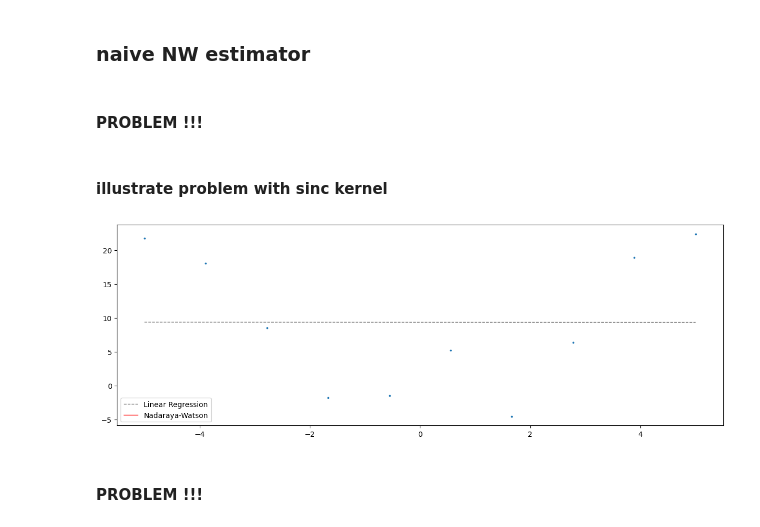
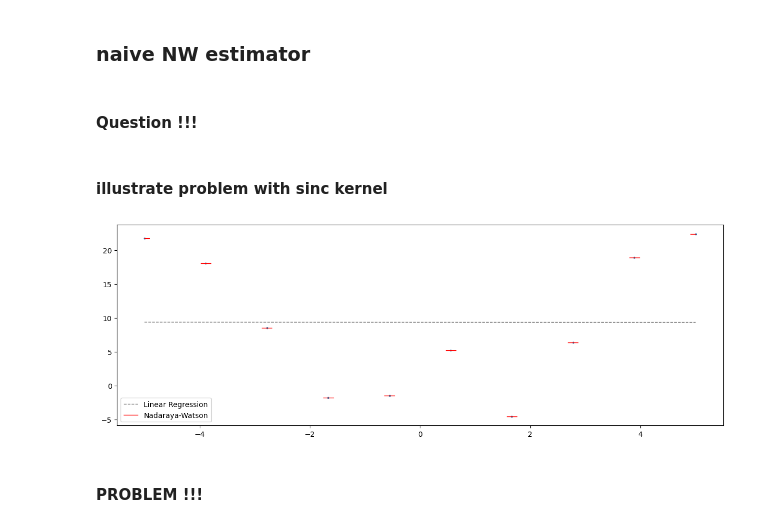
Before and after one commit to hikotei/Kernel-Simulations, a Jupyter notebook: 2023_12_12 NW.ipynb, the cells around one changed output. Saved outputs shown, nothing was run; the diff lists cells and outputs as text; code cells hidden in the pictures.

```diff
--- a/2023_12_12 NW.ipynb
+++ b/2023_12_12 NW.ipynb
@@ -77,7 +77,7 @@ def nadaraya_watson(x_obs, y_obs, x_pred, kernel, h=1):
 
     return y_pred
 # %% [markdown]
-#### PROBLEM !!!
+#### Question !!!
 # %%
 # what to do with sum(w) = 0 if bandwidth is small and no x are in vicinity ?
 # we need to divide by sum(w) in the end, so we need to check for this case ...
@@ -90,35 +90,35 @@ n = 10
 x_min = -5
 x_max = 5
 
 np.random.seed(123)
 # generate data using trend = x^2 and gaussian noise
 x = np.linspace(x_min, x_max, n)
 # print(f"observations at x = {x}")
 y = x**2 + np.random.normal(0, 3, n)
 
 # Fit Linear Regression model
 model = LinearRegression()
 model.fit(x.reshape(-1, 1), y)
 y_pred = model.predict(x.reshape(-1, 1))
 
 # Use Nadaraya-Watson Estimator
 x_pred = np.linspace(x_min, x_max, n * 100)
 # print(f"making NW pred at {x_pred}")
 
 # h = 0.1 * (1/np.pi) # = 0.03183098861837907
-h = 0.01
+h = 0.1
 y_pred_nw = nadaraya_watson(x, y, x_pred, "epa", h=h)
 
 # Plot the original data and the regression line
 plt.figure(figsize=(15, 5))
 plt.scatter(x, y, s=3)
 plt.plot(x, y_pred, color="grey", ls="--", lw=1, label="Linear Regression")
 plt.plot(x_pred, y_pred_nw, color="red", lw=1, label="Nadaraya-Watson")
 
 plt.legend()
 plt.show()
 # %% [output]
-[figure, old version]
+[figure, new version]
 # %% [markdown]
 #### PROBLEM !!!
 # %%
```
Also changed, not shown: parts of 20 cells of this notebook.
